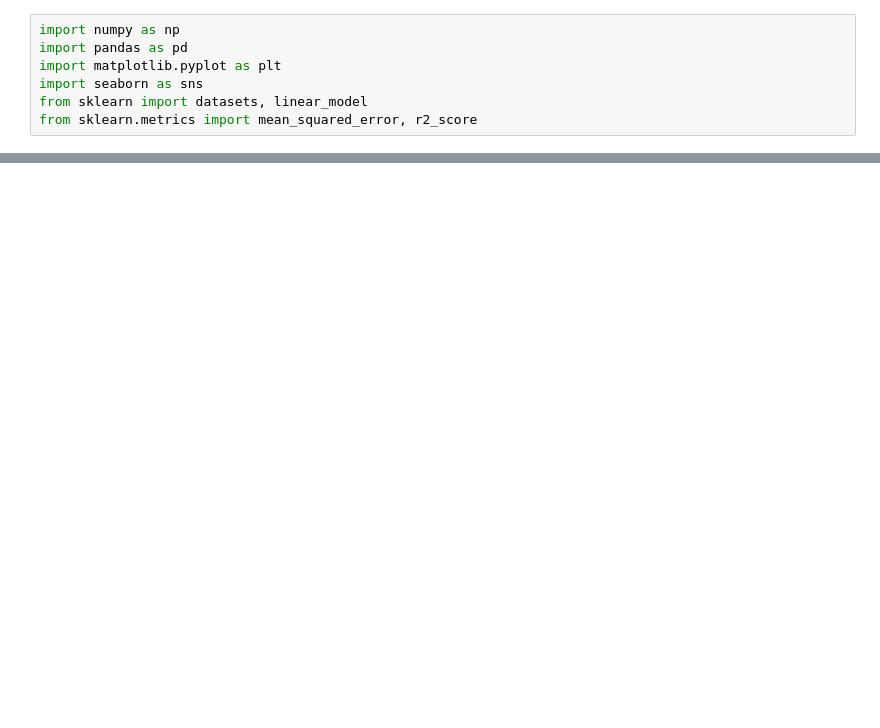
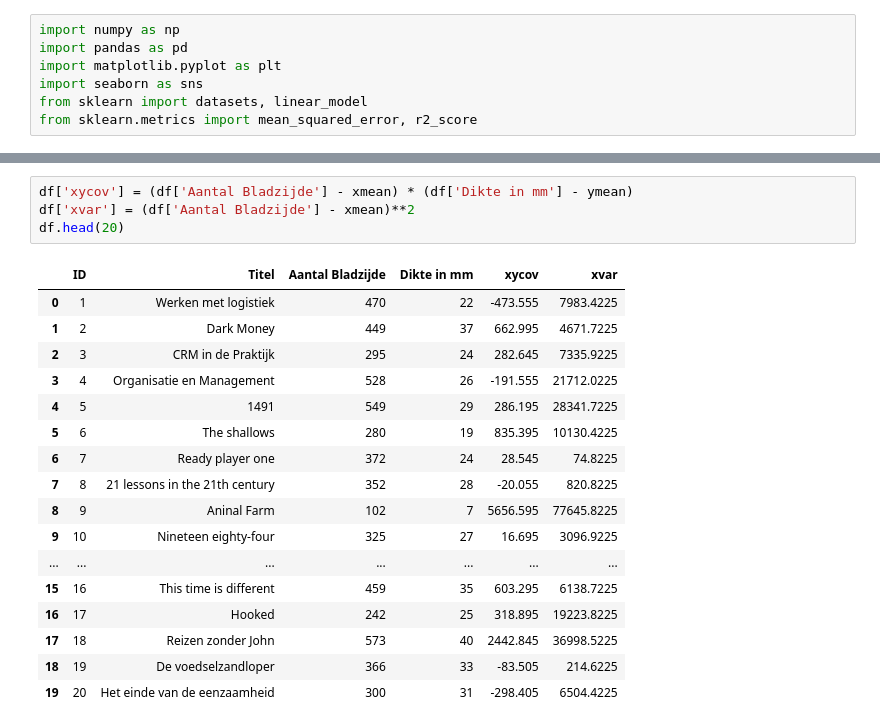
Before and after one commit to CrappyBara/Opdrachten_BigData, a Jupyter notebook: Lineare_Regressie.ipynb, the cells around one changed output, grey strips where cells are left out. Cells and saved outputs as stored; diff of their text form; blank space fills up the shorter version.

```diff
--- a/Lineare_Regressie.ipynb
+++ b/Lineare_Regressie.ipynb
@@ -41,0 +49,22 @@ sns.regplot(x=x, y=y)
+# %%
+df['xycov'] = (df['Aantal Bladzijde'] - xmean) * (df['Dikte in mm'] - ymean)
+df['xvar'] = (df['Aantal Bladzijde'] - xmean)**2
+df.head(20)
+# %% [output]
+|  | ID | Titel | Aantal Bladzijde | Dikte in mm | xycov | xvar |
+| 0 | 1 | Werken met logistiek | 470 | 22 | -473.555 | 7983.4225 |
+| 1 | 2 | Dark Money | 449 | 37 | 662.995 | 4671.7225 |
+| 2 | 3 | CRM in de Praktijk | 295 | 24 | 282.645 | 7335.9225 |
+| 3 | 4 | Organisatie en Management | 528 | 26 | -191.555 | 21712.0225 |
+| 4 | 5 | 1491 | 549 | 29 | 286.195 | 28341.7225 |
+| 5 | 6 | The shallows | 280 | 19 | 835.395 | 10130.4225 |
+| 6 | 7 | Ready player one | 372 | 24 | 28.545 | 74.8225 |
+| 7 | 8 | 21 lessons in the 21th century | 352 | 28 | -20.055 | 820.8225 |
+| 8 | 9 | Aninal Farm | 102 | 7 | 5656.595 | 77645.8225 |
+| 9 | 10 | Nineteen eighty-four | 325 | 27 | 16.695 | 3096.9225 |
+| ... | ... | ... | ... | ... | ... | ... |
+| 15 | 16 | This time is different | 459 | 35 | 603.295 | 6138.7225 |
+| 16 | 17 | Hooked | 242 | 25 | 318.895 | 19223.8225 |
+| 17 | 18 | Reizen zonder John | 573 | 40 | 2442.845 | 36998.5225 |
+| 18 | 19 | De voedselzandloper | 366 | 33 | -83.505 | 214.6225 |
+| 19 | 20 | Het einde van de eenzaamheid | 300 | 31 | -298.405 | 6504.4225 |
```
Also changed, not shown: parts of 19 cells of this notebook.
